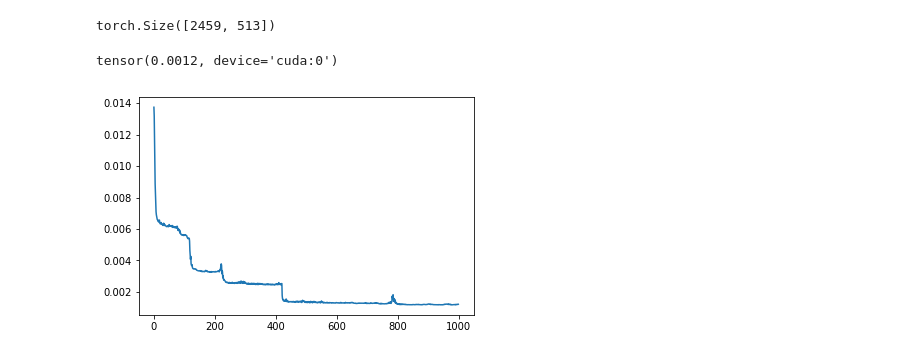
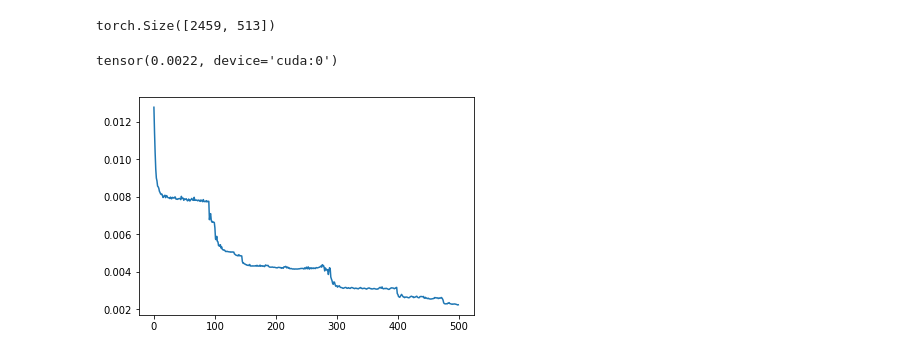
Before and after one commit to gurjaspalbedi/deep-learning, a Jupyter notebook: Assignment 2/Assignment2_part1.ipynb, the cells around one changed output. Saved outputs shown, nothing was run; the diff lists cells and outputs as text; code cells hidden in the pictures.

```diff
--- a/Assignment 2/Assignment2_part1.ipynb
+++ b/Assignment 2/Assignment2_part1.ipynb
@@ -81,34 +81,34 @@ class NeuralNetwork(nn.Module):
 # %%
 # using Adam with learning rat .001 keeping everything else default.
 neural_network = NeuralNetwork().cuda()
 loss_function= nn.MSELoss()
 para = neural_network.parameters()
 optimizer = torch.optim.Adam(params=para, lr=0.001)
 loss_list = []
-epochs = 1000
+epochs = 500
 for i in range(epochs):
     input_iter = iter(train_loader)
     target_iter = iter(test_loader)
     while True:
         try:
             input_set = input_iter.next()
             target_set = target_iter.next()
             input_set = input_set.cuda()
             target_set = target_set.cuda()
             optimizer.zero_grad()
             network_output  = neural_network(input_set)
             loss = loss_function(network_output , target_set)
             loss.backward()
             optimizer.step()
         except StopIteration:
             break
     loss_list.append(loss.data.cpu().numpy())
 print(loss.data)
 plt.plot(range(epochs), loss_list)
 plt.show()
 # %% [output]
-tensor(0.0012, device='cuda:0')
+tensor(0.0022, device='cuda:0')
-[figure, old version]
+[figure, new version]
 # %%
 def test_audio(input_file_path, output_file_path):
     st, sr=librosa.load(input_file_path, sr=None)
```
Also changed, not shown: 1 other file.
